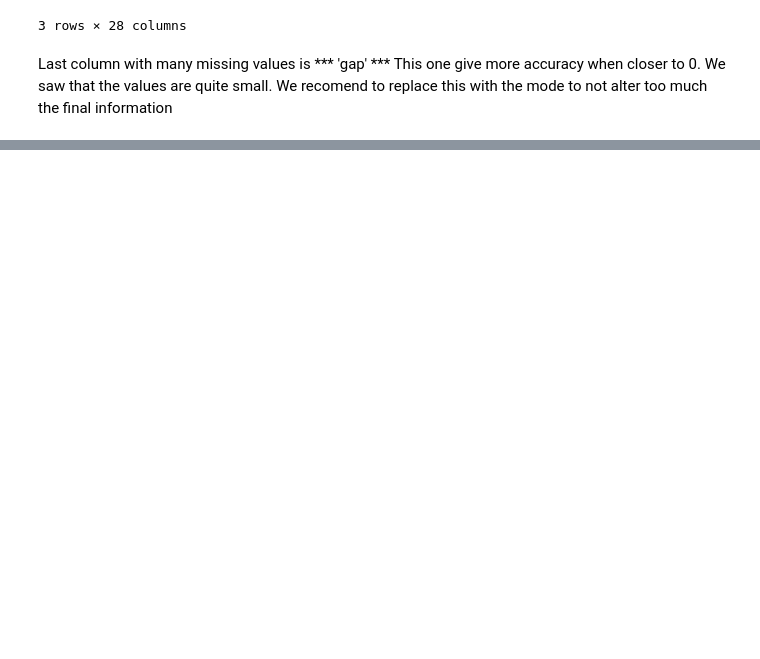
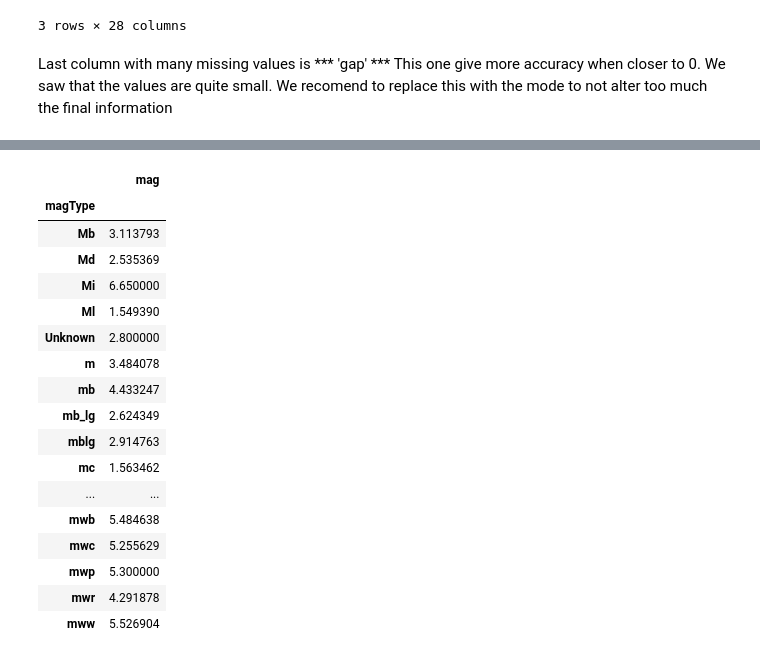
Before and after one commit to Martu-t/grupo09_proyectogrupal, a Jupyter notebook: eda.ipynb, the cells around one changed output, grey strips where cells are left out. Cells and saved outputs as stored; diff of their text form; code cells hidden in the pictures; blank space fills up the shorter version.

```diff
--- a/eda.ipynb
+++ b/eda.ipynb
@@ -147,0 +205,22 @@ Last column with many missing values is *** 'gap' *** This one give more accurac
+# %%
+#we shoul check de diferent magType that we have
+quake.groupby(['magType']).mean().iloc[:, [0] ]
+# %% [output]
+|  | mag |
+| magType |  |
+| Mb | 3.113793 |
+| Md | 2.535369 |
+| Mi | 6.650000 |
+| Ml | 1.549390 |
+| Unknown | 2.800000 |
+| m | 3.484078 |
+| mb | 4.433247 |
+| mb_lg | 2.624349 |
+| mblg | 2.914763 |
+| mc | 1.563462 |
+| ... | ... |
+| mwb | 5.484638 |
+| mwc | 5.255629 |
+| mwp | 5.300000 |
+| mwr | 4.291878 |
+| mww | 5.526904 |
```
Also changed, not shown: parts of 22 cells of this notebook.
